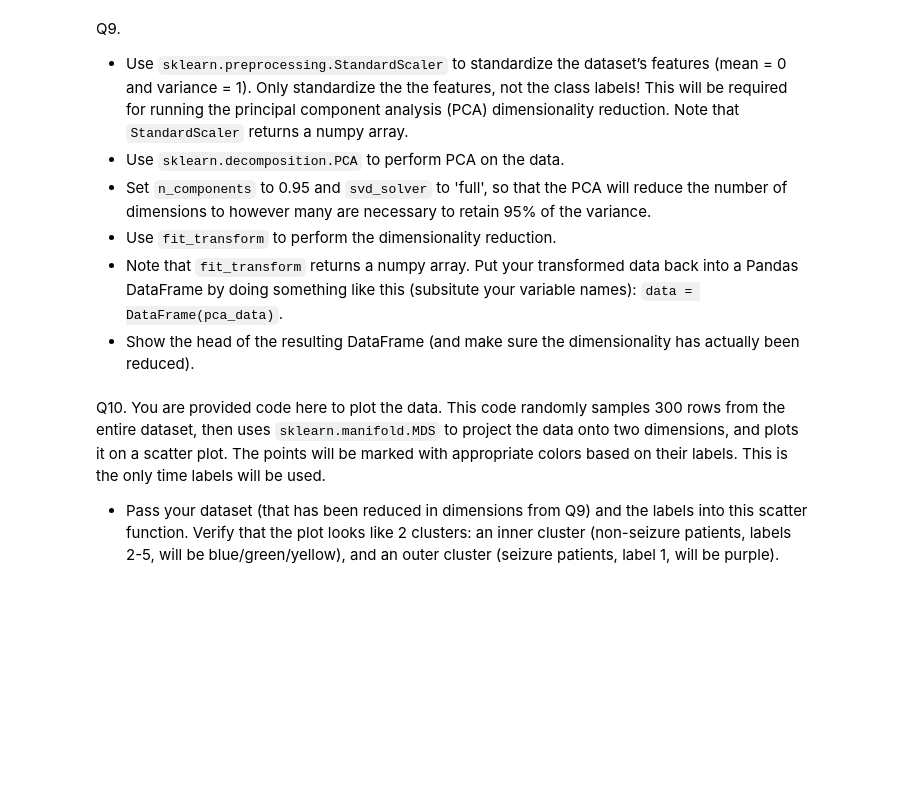
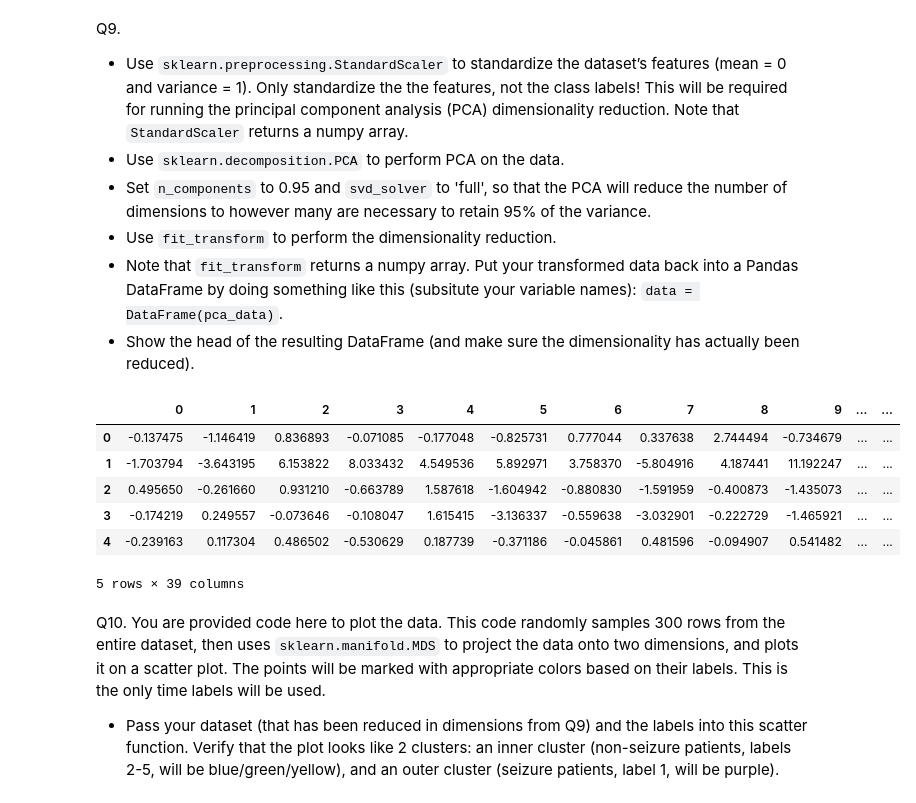
Before and after one commit to aJimenez19037/CS363M-HW, a Jupyter notebook: HW5/HW5 - Clustering.ipynb, the cells around one changed output. Cells and saved outputs as stored; diff of their text form; code cells hidden in the pictures; blank space fills up the shorter version.

```diff
--- a/HW5/HW5 - Clustering.ipynb
+++ b/HW5/HW5 - Clustering.ipynb
@@ -245,3 +243,19 @@ Q9.
+# %%
+# your code goes here
+from sklearn.preprocessing import StandardScaler
+from sklearn.decomposition import PCA
+scaler = StandardScaler(with_mean=0, with_std=1).fit_transform(dataset[dataset.columns[:-1]])
+pca = PCA(0.95, svd_solver='full').fit_transform(scaler)
+data = DataFrame(pca)
+data.head()
+# %% [output]
+|  | 0 | 1 | 2 | 3 | 4 | 5 | 6 | 7 | 8 | 9 | ... | ... |
+| 0 | -0.137475 | -1.146419 | 0.836893 | -0.071085 | -0.177048 | -0.825731 | 0.777044 | 0.337638 | 2.744494 | -0.734679 | ... | ... |
+| 1 | -1.703794 | -3.643195 | 6.153822 | 8.033432 | 4.549536 | 5.892971 | 3.758370 | -5.804916 | 4.187441 | 11.192247 | ... | ... |
+| 2 | 0.495650 | -0.261660 | 0.931210 | -0.663789 | 1.587618 | -1.604942 | -0.880830 | -1.591959 | -0.400873 | -1.435073 | ... | ... |
+| 3 | -0.174219 | 0.249557 | -0.073646 | -0.108047 | 1.615415 | -3.136337 | -0.559638 | -3.032901 | -0.222729 | -1.465921 | ... | ... |
+| 4 | -0.239163 | 0.117304 | 0.486502 | -0.530629 | 0.187739 | -0.371186 | -0.045861 | 0.481596 | -0.094907 | 0.541482 | ... | ... |
+5 rows × 39 columns
 # %% [markdown]
 Q10. You are provided code here to plot the data. This code randomly samples 300 rows from the entire dataset, then uses `sklearn.manifold.MDS` to project the data onto two dimensions, and plots it on a scatter plot. The points will be marked with appropriate colors based on their labels. This is the only time labels will be used.
 * Pass your dataset (that has been reduced in dimensions from Q9) and the labels into this scatter function. Verify that the plot looks like 2 clusters: an inner cluster (non-seizure patients, labels 2-5, will be blue/green/yellow), and an outer cluster (seizure patients, label 1, will be purple).
```
Also changed, not shown: parts of 1 cell of this notebook.
